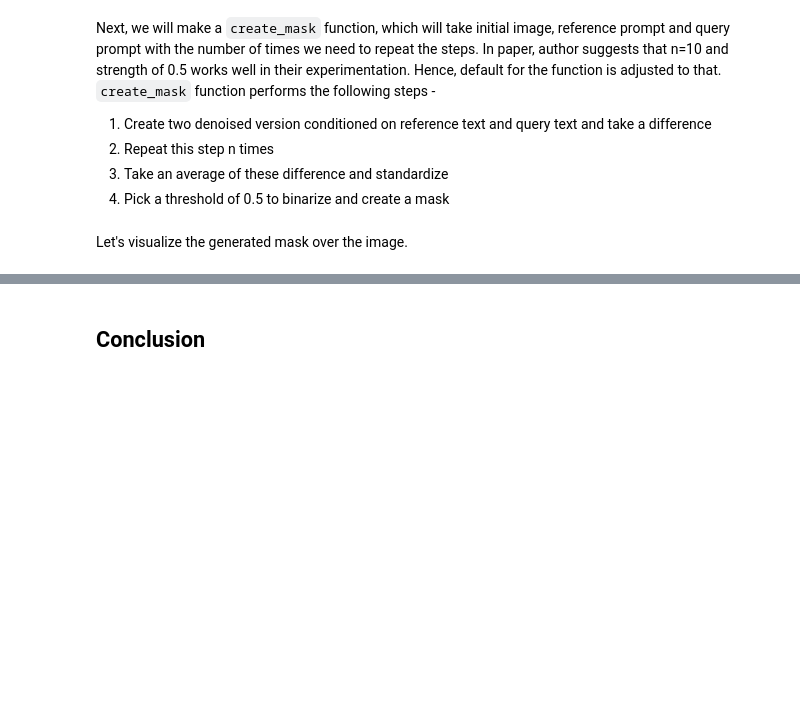
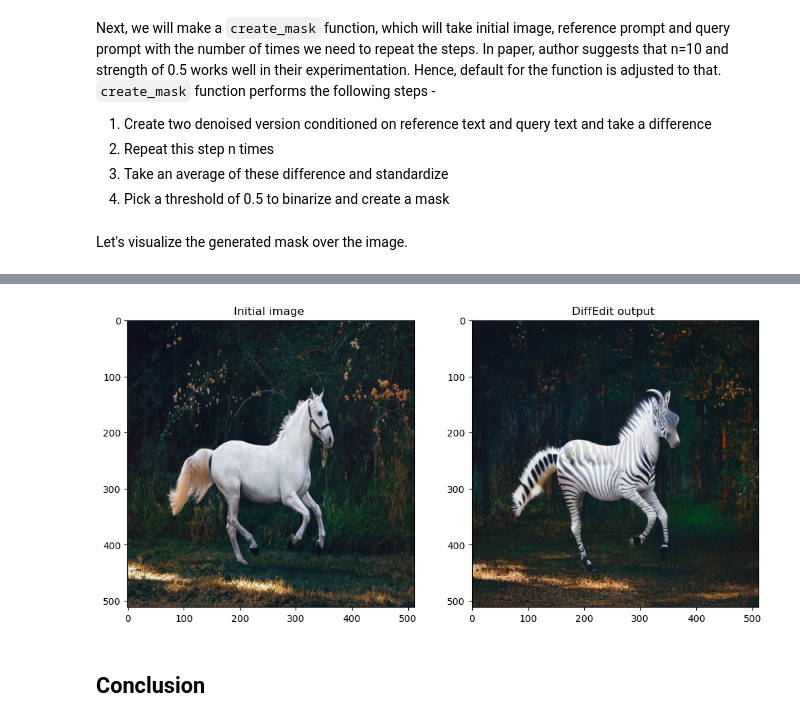
Before and after one commit to aayushmnit/aayushmnit.github.io, a Jupyter notebook: posts/2022-11-17-DiffEdit/2022-11-17-DiffEdit.ipynb, the cells around one changed output, grey strips where cells are left out. Drawn from its saved outputs; the diff is of its cells as text; code cells hidden in the pictures; blank space fills up the shorter version.

Commit message:
Saving diffedit progress

```diff
--- a/posts/2022-11-17-DiffEdit/2022-11-17-DiffEdit.ipynb
+++ b/posts/2022-11-17-DiffEdit/2022-11-17-DiffEdit.ipynb
@@ -277,3 +347,19 @@ As we can see it decently covers the horse and generate a good enough mask.
+# %%
+output = prompt_2_img_diffedit(
+    rp = ["a horse image"],
+    qp=["a zebra image"],
+    init_img=init_img,
+    mask = mask,
+    g=7.5, seed=100, strength =0.5, steps=50, dim=512)
+# %%
+## Plotting side by side
+fig, axs = plt.subplots(1, 2, figsize=(12, 6))
+for c, img in enumerate([init_img, output[0]]):
+    axs[c].imshow(img)
+    if c == 0 : axs[c].set_title(f"Initial image ")
+    else: axs[c].set_title(f"DiffEdit output ")
+# %% [output]
+[figure, added]
 # %% [markdown]
 ## Conclusion
 # %% [markdown]
```
Also changed, not shown: parts of 8 cells of this notebook, 17 other files.
